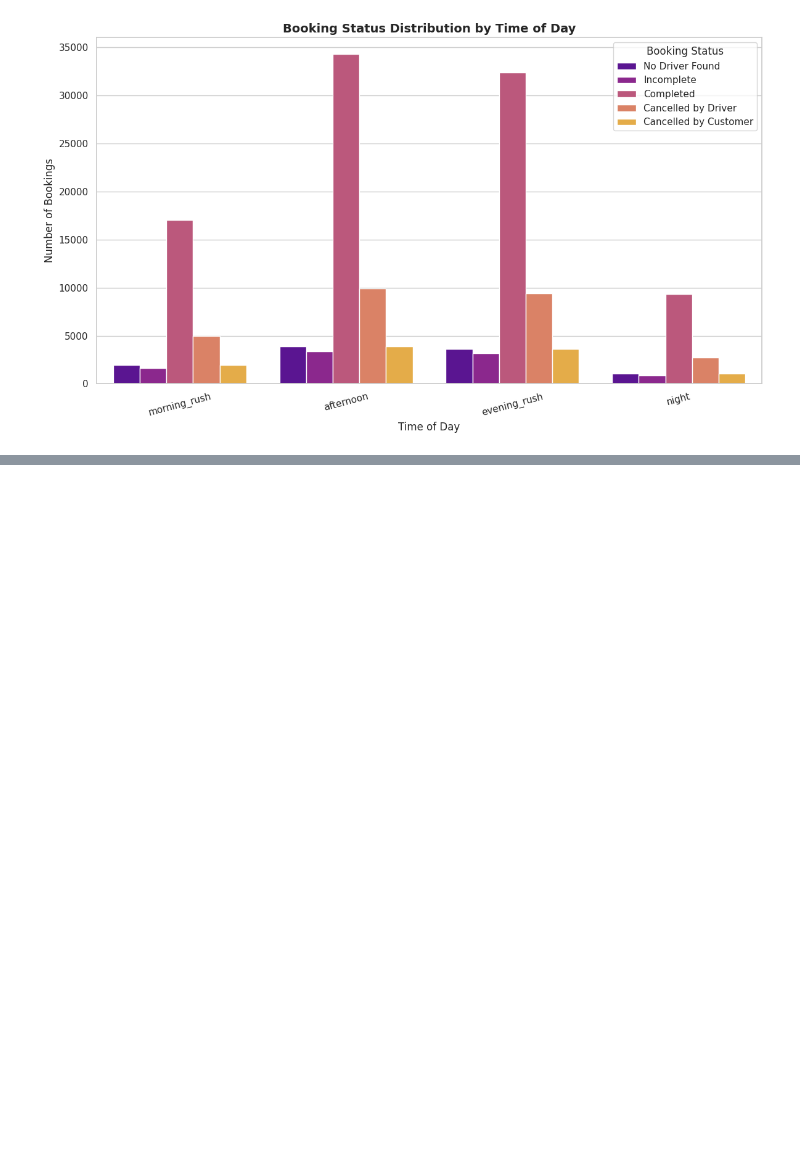
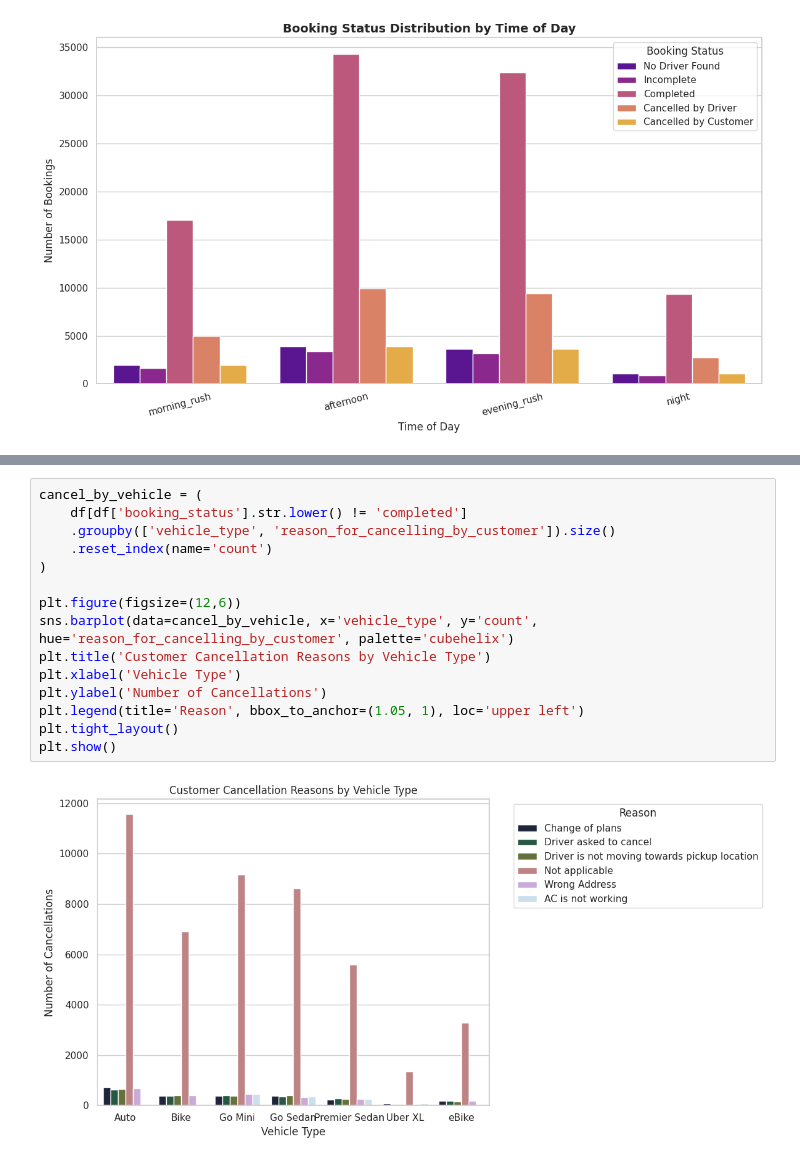
Before and after one commit to HitanshSondhi/Uber-Data-Analytics, a Jupyter notebook: Uber_Data_Analytics.ipynb, the cells around one changed output, grey strips where cells are left out. Cells and saved outputs as stored; diff of their text form; blank space fills up the shorter version.

```diff
--- a/Uber_Data_Analytics.ipynb
+++ b/Uber_Data_Analytics.ipynb
@@ -619,0 +714,17 @@ plt.show()
+# %%
+cancel_by_vehicle = (
+    df[df['booking_status'].str.lower() != 'completed']
+    .groupby(['vehicle_type', 'reason_for_cancelling_by_customer']).size()
+    .reset_index(name='count')
+)
+
+plt.figure(figsize=(12,6))
+sns.barplot(data=cancel_by_vehicle, x='vehicle_type', y='count', hue='reason_for_cancelling_by_customer', palette='cubehelix')
+plt.title('Customer Cancellation Reasons by Vehicle Type')
+plt.xlabel('Vehicle Type')
+plt.ylabel('Number of Cancellations')
+plt.legend(title='Reason', bbox_to_anchor=(1.05, 1), loc='upper left')
+plt.tight_layout()
+plt.show()
+# %% [output]
+[figure, added]
```
Also changed, not shown: parts of 9 cells of this notebook.
